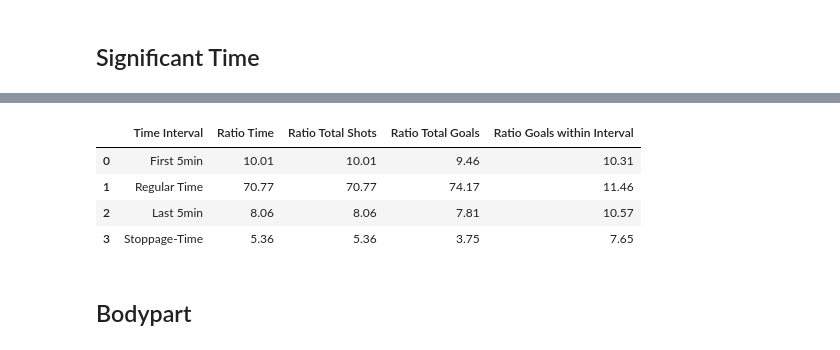
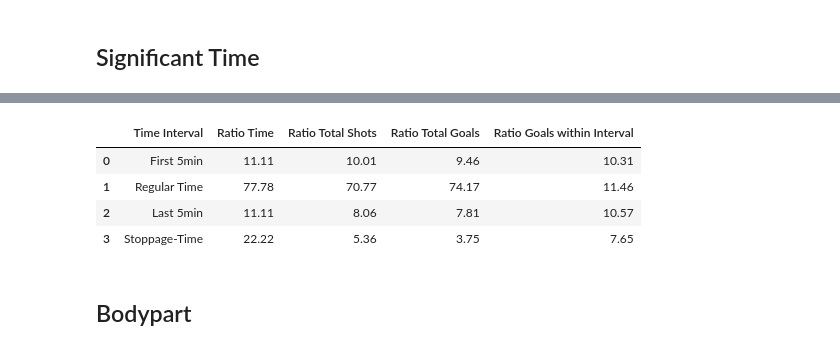
Before and after one commit to wswager/womens_soccer_expected_goals_model, a Jupyter notebook: data_cleaning/expected_goals_data_cleaning_notebook.ipynb, the cells around one changed output, grey strips where cells are left out. Saved outputs shown, nothing was run; the diff lists cells and outputs as text; code cells hidden in the pictures.

```diff
--- a/data_cleaning/expected_goals_data_cleaning_notebook.ipynb
+++ b/data_cleaning/expected_goals_data_cleaning_notebook.ipynb
@@ -232,12 +232,10 @@ time_ratios_df = pd.DataFrame(time_ratios_list)
 
 # Concatenate time_intervals_df and time_ratios_df
 
-time_intervals_ratios = pd.concat([time_intervals_df,
+time_interval_ratios = pd.concat([time_intervals_df,
                                   time_ratios_df],
                                   axis = 1)
-time_interval_ratios.rename(columns = {time_interval_ratios.columns[0] : 'Time Interval',
-                                       time_interval_ratios.columns[1] : 'Ratio Time'},
-                            inplace = True)
+time_interval_ratios.columns = ['Time Interval', 'Ratio Time']
 
 # Calculate ratio of shots within defined time intervals
 
@@ -301,37 +299,37 @@ goal_shot_time_ratios.append(round((((len(data_with_engineered_features[(data_wi
 goal_shot_time_ratios.append(round((((len(data_with_engineered_features[(data_with_engineered_features['goal'] == 'True') &
                                                                         (data_with_engineered_features['time'] > 5) &
                                                                         (data_with_engineered_features['time'] < 35)]))/
                                      (len(data_with_engineered_features[(data_with_engineered_features['time'] > 5) &
                                                                         (data_with_engineered_features['time'] < 35)]))) *
                                     100), 2))
 goal_shot_time_ratios.append(round((((len(data_with_engineered_features[(data_with_engineered_features['goal'] == 'True') &
                                                                         (data_with_engineered_features['time'] > 40) &
                                                                         (data_with_engineered_features['time'] < 45)]))/
                                      (len(data_with_engineered_features[(data_with_engineered_features['time'] > 40) &
                                                                         (data_with_engineered_features['time'] < 45)]))) *
                                     100), 2))
 goal_shot_time_ratios.append(round((((len(data_with_engineered_features[(data_with_engineered_features['goal'] == 'True') &
                                                                         (data_with_engineered_features['time'] > 45)]))/
                                      (len(data_with_engineered_features[(data_with_engineered_features['time'] > 45)]))) *
                                     100), 2))
 # Add goal_shot_time_ratios to time_interval_ratios
 
 time_interval_ratios['Ratio Goals within Interval'] = goal_shot_time_ratios
 
 time_interval_ratios = time_interval_ratios[['Time Interval',
                                             'Ratio Time',
                                             'Ratio Total Shots',
                                             'Ratio Total Goals',
                                             'Ratio Goals within Interval']]
 # Display results
 
 time_interval_ratios
 # %% [output]
 |  | Time Interval | Ratio Time | Ratio Total Shots | Ratio Total Goals | Ratio Goals within Interval |
-| 0 | First 5min | 10.01 | 10.01 | 9.46 | 10.31 |
-| 1 | Regular Time | 70.77 | 70.77 | 74.17 | 11.46 |
-| 2 | Last 5min | 8.06 | 8.06 | 7.81 | 10.57 |
-| 3 | Stoppage-Time | 5.36 | 5.36 | 3.75 | 7.65 |
+| 0 | First 5min | 11.11 | 10.01 | 9.46 | 10.31 |
+| 1 | Regular Time | 77.78 | 70.77 | 74.17 | 11.46 |
+| 2 | Last 5min | 11.11 | 8.06 | 7.81 | 10.57 |
+| 3 | Stoppage-Time | 22.22 | 5.36 | 3.75 | 7.65 |
 # %%
 # Ratio of shots and goals do not vary significantly from ratio of time
 
```
Also changed, not shown: parts of 5 cells of this notebook.
